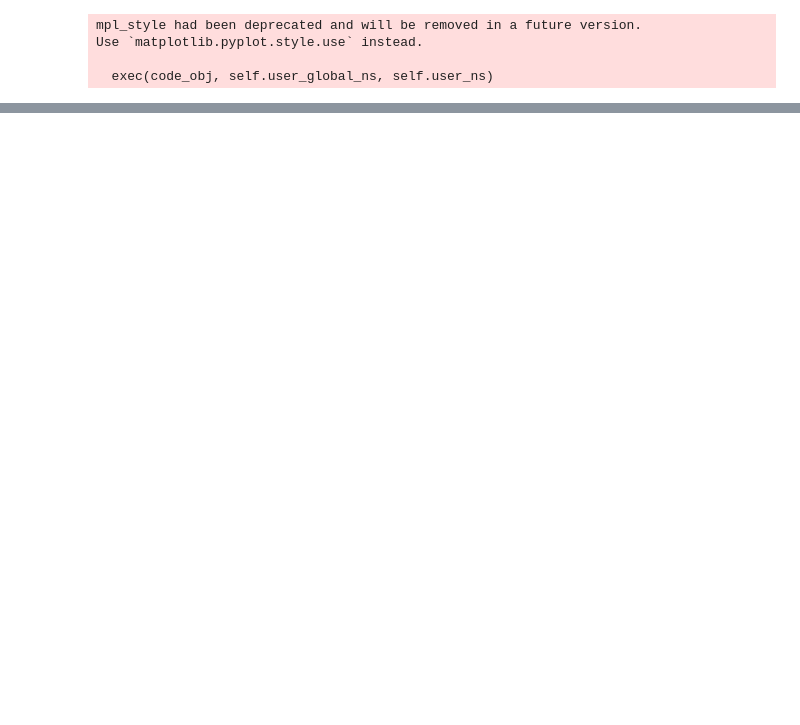
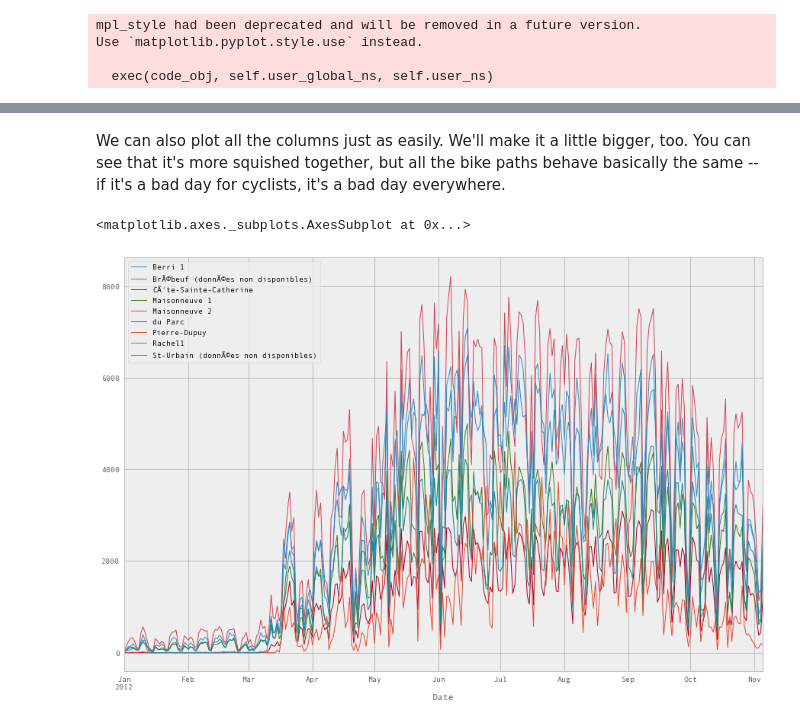
Before and after one commit to annisasidi/ResBaz2018JulyPython, a Jupyter notebook: Chapter_1_Intro_to_Python.ipynb, the cells around one changed output, grey strips where cells are left out. Saved outputs shown, nothing was run; the diff lists cells and outputs as text; code cells hidden in the pictures; blank space fills up the shorter version.

```diff
--- a/Chapter_1_Intro_to_Python.ipynb
+++ b/Chapter_1_Intro_to_Python.ipynb
@@ -29,0 +59,7 @@ fixed_df[:3]
+# %% [markdown]
+We can also plot all the columns just as easily. We'll make it a little bigger, too. You can see that it's more squished together, but all the bike paths behave basically the same -- if it's a bad day for cyclists, it's a bad day everywhere.
+# %%
+fixed_df.plot(figsize=(15, 10))
+# %% [output]
+<matplotlib.axes._subplots.AxesSubplot at 0x...>
+[figure, added]
```
Also changed, not shown: parts of 10 cells of this notebook.
